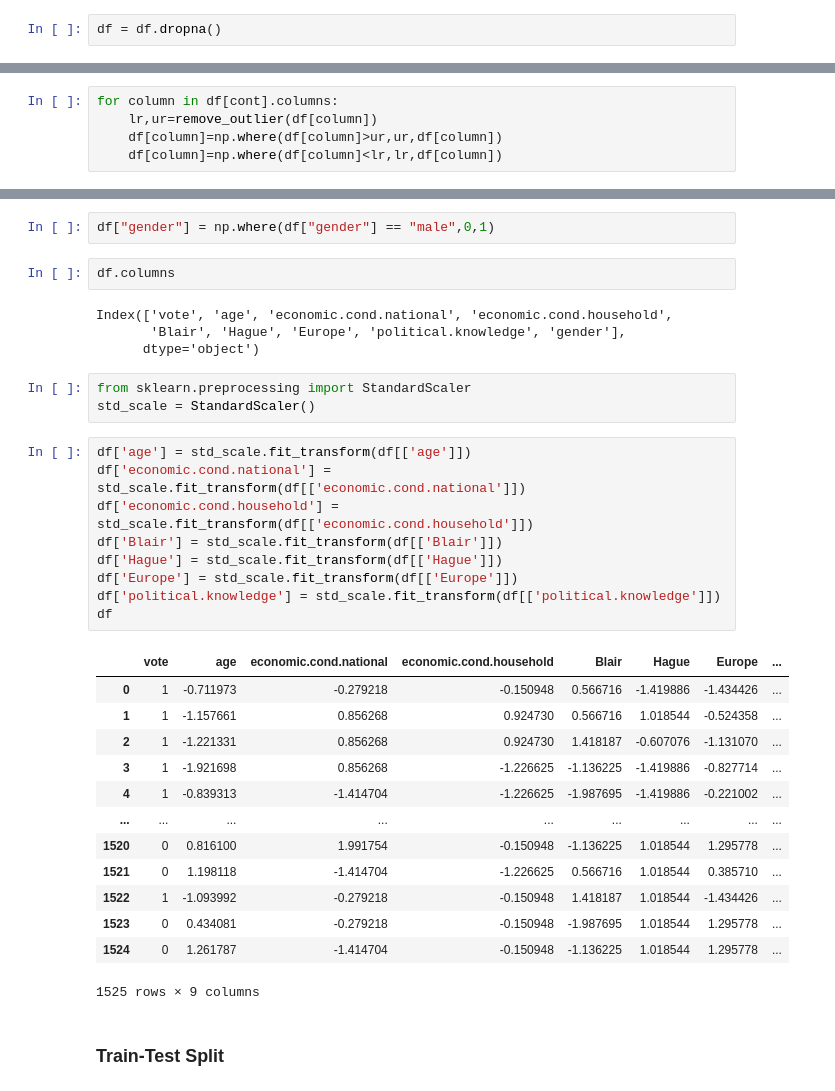
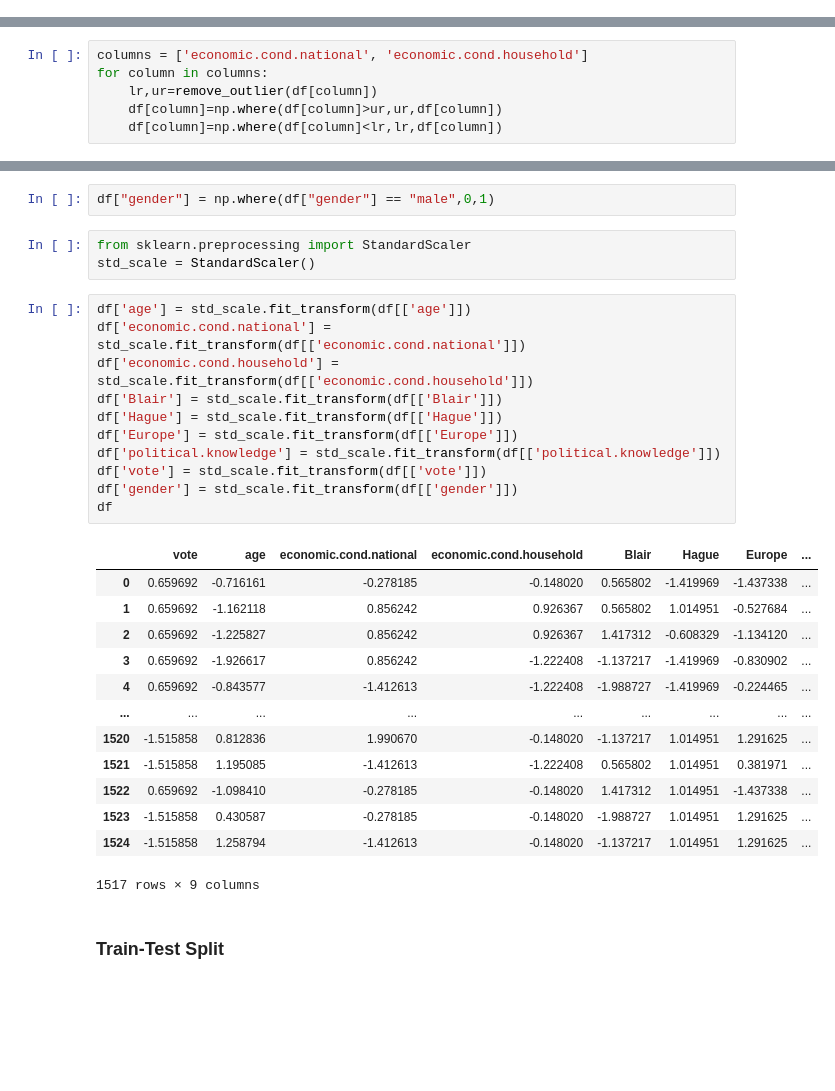
Before and after one commit to fborrasumh/greatlearning-pgp-dsba, a Jupyter notebook: M6_Machine_Learning/M6_Machine_Learning_W4_Project/M6 W4 Project.ipynb, the cells around one changed output, grey strips where cells are left out. Saved outputs shown, nothing was run; the diff lists cells and outputs as text; blank space fills up the shorter version.

```diff
--- a/M6_Machine_Learning/M6_Machine_Learning_W4_Project/M6 W4 Project.ipynb
+++ b/M6_Machine_Learning/M6_Machine_Learning_W4_Project/M6 W4 Project.ipynb
@@ -133,5 +270,3 @@ dtype: int64
-# %%
-df = df.dropna()
 # %% [markdown]
 ### Checking for duplicates
 # %%
@@ -338,5 +455,6 @@ def remove_outlier(col):
 # %%
-for column in df[cont].columns:
+columns = ['economic.cond.national', 'economic.cond.household']
+for column in columns:
     lr,ur=remove_outlier(df[column])
     df[column]=np.where(df[column]>ur,ur,df[column])
     df[column]=np.where(df[column]<lr,lr,df[column])
@@ -379,38 +487,34 @@ df
 df["vote"] = np.where(df["vote"] == "Conservative",0,1)
 # %%
 df["gender"] = np.where(df["gender"] == "male",0,1)
-# %%
-df.columns
-# %% [output]
-Index(['vote', 'age', 'economic.cond.national', 'economic.cond.household',
-       'Blair', 'Hague', 'Europe', 'political.knowledge', 'gender'],
-      dtype='object')
 # %%
 from sklearn.preprocessing import StandardScaler
 std_scale = StandardScaler()
 # %%
 df['age'] = std_scale.fit_transform(df[['age']])
 df['economic.cond.national'] = std_scale.fit_transform(df[['economic.cond.national']])
 df['economic.cond.household'] = std_scale.fit_transform(df[['economic.cond.household']])
 df['Blair'] = std_scale.fit_transform(df[['Blair']])
 df['Hague'] = std_scale.fit_transform(df[['Hague']])
 df['Europe'] = std_scale.fit_transform(df[['Europe']])
 df['political.knowledge'] = std_scale.fit_transform(df[['political.knowledge']])
+df['vote'] = std_scale.fit_transform(df[['vote']])
+df['gender'] = std_scale.fit_transform(df[['gender']])
 df
 # %% [output]
 |  | vote | age | economic.cond.national | economic.cond.household | Blair | Hague | Europe | ... |
-| 0 | 1 | -0.711973 | -0.279218 | -0.150948 | 0.566716 | -1.419886 | -1.434426 | ... |
-| 1 | 1 | -1.157661 | 0.856268 | 0.924730 | 0.566716 | 1.018544 | -0.524358 | ... |
-| 2 | 1 | -1.221331 | 0.856268 | 0.924730 | 1.418187 | -0.607076 | -1.131070 | ... |
-| 3 | 1 | -1.921698 | 0.856268 | -1.226625 | -1.136225 | -1.419886 | -0.827714 | ... |
-| 4 | 1 | -0.839313 | -1.414704 | -1.226625 | -1.987695 | -1.419886 | -0.221002 | ... |
+| 0 | 0.659692 | -0.716161 | -0.278185 | -0.148020 | 0.565802 | -1.419969 | -1.437338 | ... |
+| 1 | 0.659692 | -1.162118 | 0.856242 | 0.926367 | 0.565802 | 1.014951 | -0.527684 | ... |
+| 2 | 0.659692 | -1.225827 | 0.856242 | 0.926367 | 1.417312 | -0.608329 | -1.134120 | ... |
+| 3 | 0.659692 | -1.926617 | 0.856242 | -1.222408 | -1.137217 | -1.419969 | -0.830902 | ... |
+| 4 | 0.659692 | -0.843577 | -1.412613 | -1.222408 | -1.988727 | -1.419969 | -0.224465 | ... |
 | ... | ... | ... | ... | ... | ... | ... | ... | ... |
-| 1520 | 0 | 0.816100 | 1.991754 | -0.150948 | -1.136225 | 1.018544 | 1.295778 | ... |
-| 1521 | 0 | 1.198118 | -1.414704 | -1.226625 | 0.566716 | 1.018544 | 0.385710 | ... |
-| 1522 | 1 | -1.093992 | -0.279218 | -0.150948 | 1.418187 | 1.018544 | -1.434426 | ... |
-| 1523 | 0 | 0.434081 | -0.279218 | -0.150948 | -1.987695 | 1.018544 | 1.295778 | ... |
-| 1524 | 0 | 1.261787 | -1.414704 | -0.150948 | -1.136225 | 1.018544 | 1.295778 | ... |
+| 1520 | -1.515858 | 0.812836 | 1.990670 | -0.148020 | -1.137217 | 1.014951 | 1.291625 | ... |
+| 1521 | -1.515858 | 1.195085 | -1.412613 | -1.222408 | 0.565802 | 1.014951 | 0.381971 | ... |
+| 1522 | 0.659692 | -1.098410 | -0.278185 | -0.148020 | 1.417312 | 1.014951 | -1.437338 | ... |
+| 1523 | -1.515858 | 0.430587 | -0.278185 | -0.148020 | -1.988727 | 1.014951 | 1.291625 | ... |
+| 1524 | -1.515858 | 1.258794 | -1.412613 | -0.148020 | -1.137217 | 1.014951 | 1.291625 | ... |
-1525 rows × 9 columns
+1517 rows × 9 columns
 # %% [markdown]
 ### Train-Test Split
 # %%
```
Also changed, not shown: parts of 65 cells of this notebook, 9 other files.
